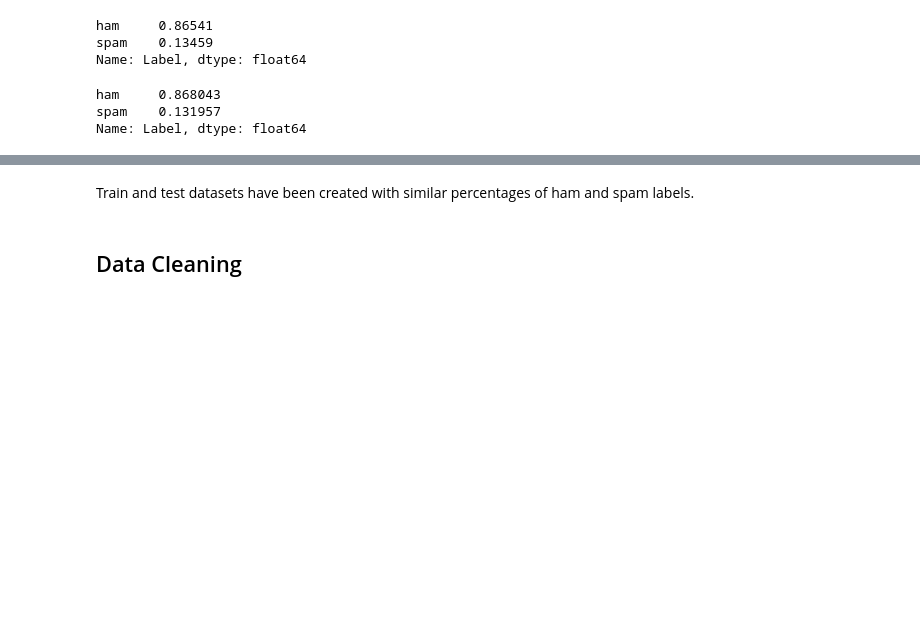
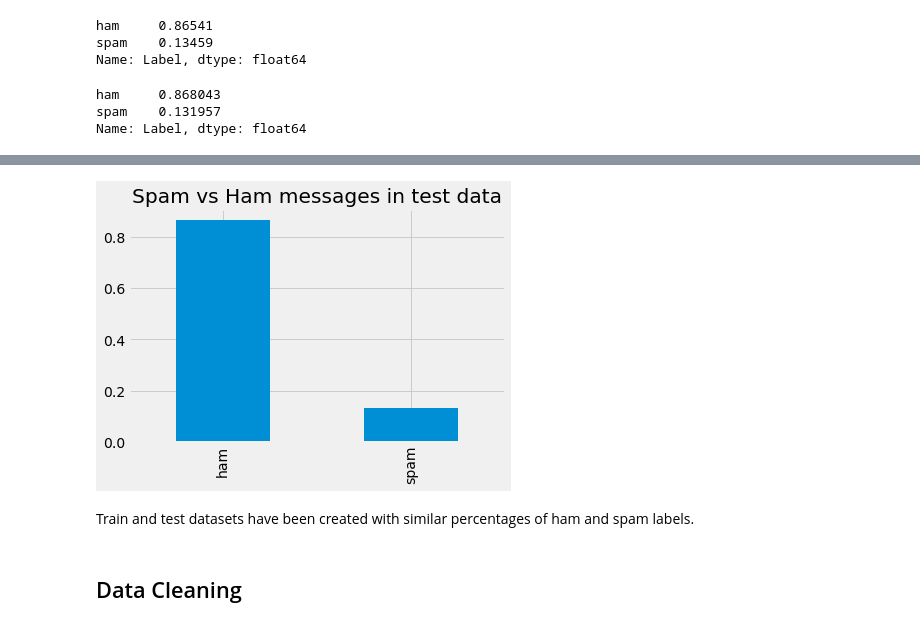
Before and after one commit to plasmagirl/Building-a-Spam-Filter, a Jupyter notebook: Basics.ipynb, the cells around one changed output, grey strips where cells are left out. Drawn from its saved outputs; the diff is of its cells as text; code cells hidden in the pictures; blank space fills up the shorter version.

```diff
--- a/Basics.ipynb
+++ b/Basics.ipynb
@@ -59,3 +72,8 @@ Name: Label, dtype: float64
+# %%
+test['Label'].value_counts(normalize=True).plot(kind='bar', title='Spam vs Ham messages in test data')
+plt.savefig('Spam vs Ham in test data.png', bbox_inches='tight')
+# %% [output]
+[figure, added]
 # %% [markdown]
 Train and test datasets have been created with similar percentages of ham and spam labels.
 # %% [markdown]
```
Also changed, not shown: parts of 10 cells of this notebook, 5 other files.
